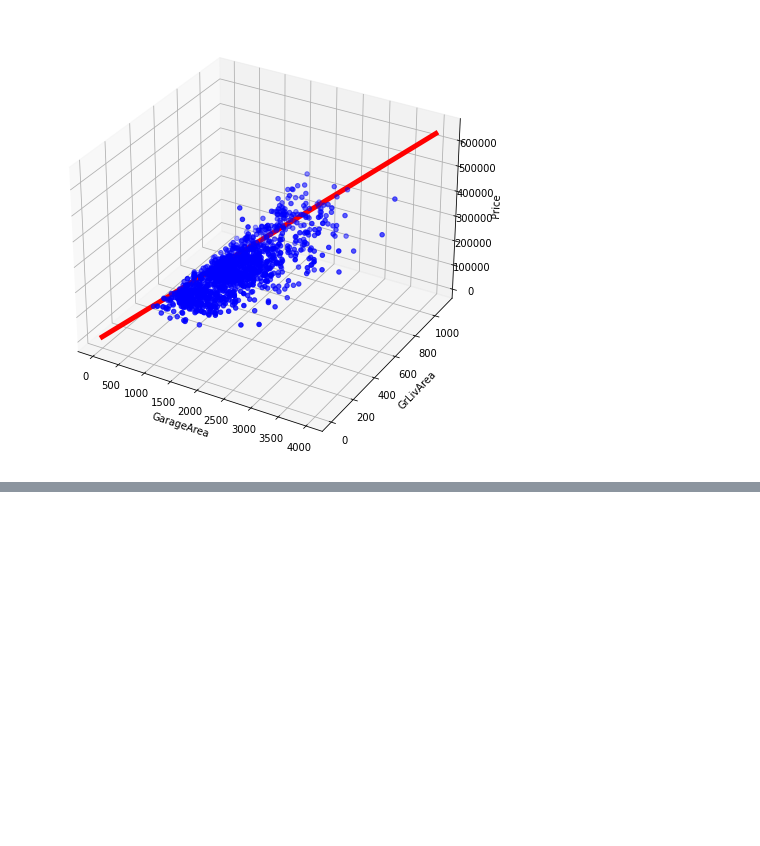
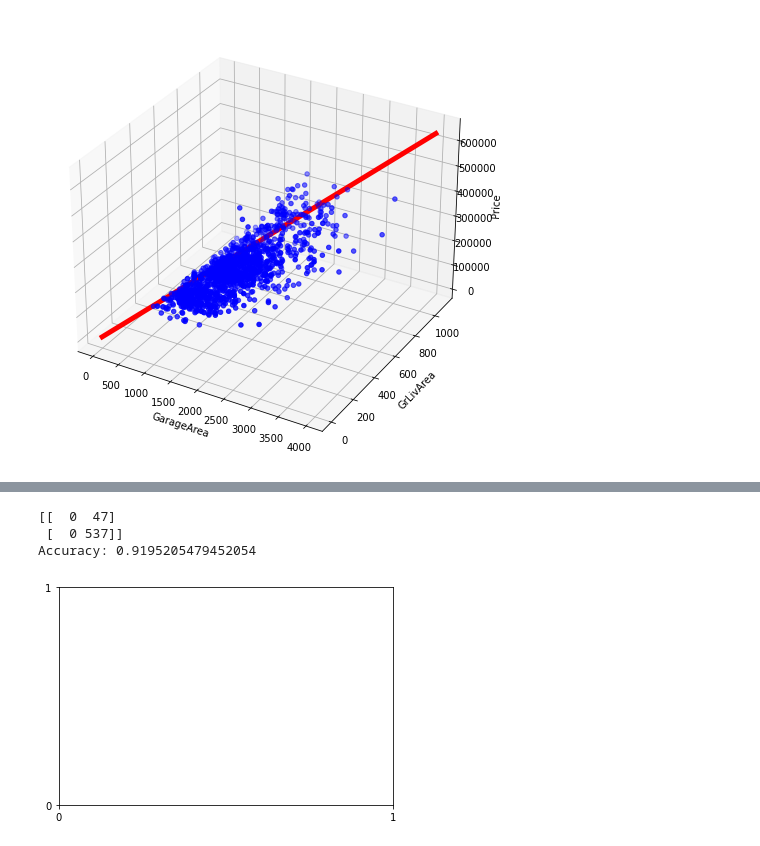
Before and after one commit to dvwgerritsen/data_science_research_report, a Jupyter notebook: research_report.ipynb, the cells around one changed output, grey strips where cells are left out. Saved outputs shown, nothing was run; the diff lists cells and outputs as text; code cells hidden in the pictures; blank space fills up the shorter version.

```diff
--- a/research_report.ipynb
+++ b/research_report.ipynb
@@ -283,0 +354,28 @@ plt.show()
+# %%
+#split data
+x_train, x_test, y_train, y_test = train_test_split(x, y, test_size=0.4, random_state=1)
+
+# instantiate the model (using the default parameters)
+logreg = LogisticRegression()
+
+# fit the model with data
+logreg.fit(x_train,y_train)
+
+#
+y_pred=logreg.predict(x_test)
+
+cnf_matrix = metrics.confusion_matrix(y_test, y_pred)
+print(cnf_matrix)
+
+class_names=[0,1] # name  of classes
+fig, ax = plt.subplots()
+tick_marks = np.arange(len(class_names))
+plt.xticks(tick_marks, class_names)
+plt.yticks(tick_marks, class_names)
+
+print("Accuracy:",metrics.accuracy_score(y_test, y_pred))
+# %% [output]
+[[  0  47]
+ [  0 537]]
+Accuracy: 0.9195205479452054
+[figure, added]
```
Also changed, not shown: parts of 19 cells of this notebook, 2 other files.
